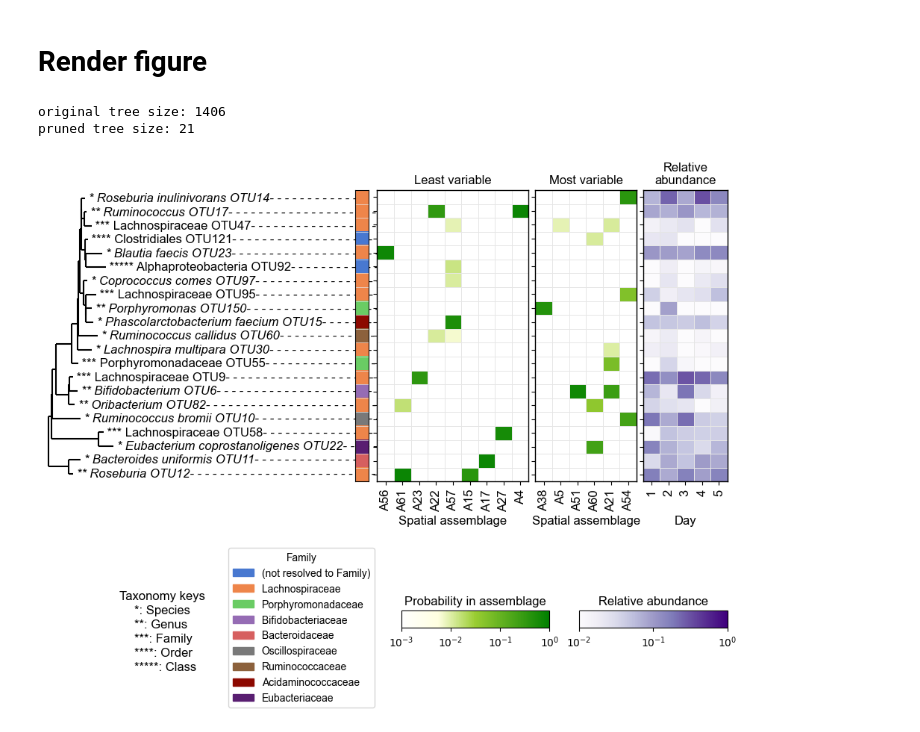
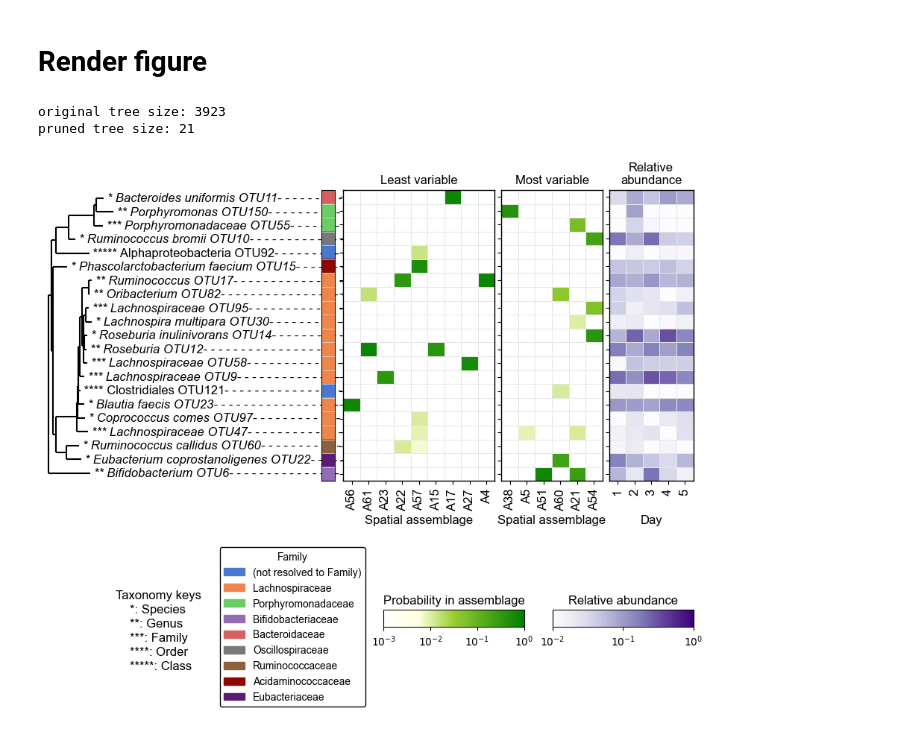
Before and after one commit to gerberlab/MCSPACE, a Jupyter notebook: mcspace/paper/figures/figure5_human_results.ipynb, the cells around one changed output. Drawn from its saved outputs; the diff is of its cells as text; code cells hidden in the pictures.

Commit message:
update figure scripts

```diff
--- a/mcspace/paper/figures/figure5_human_results.ipynb
+++ b/mcspace/paper/figures/figure5_human_results.ipynb
@@ -34,7 +34,7 @@ rootpath = Path("../../")
 basepath = Path("./")
 datapath = rootpath / "paper" / "datasets"
 # %%
-treepath = datapath / "mouse_experiments" / "output"
+treepath = datapath / "human_experiments" / "human_otus_tree" / "output"
 treefile = "newick_tree_query_reads.nhx"
 # %%
 respath = rootpath / "paper" / "results" / "analysis" / "Human"
@@ -187,7 +256,7 @@ colors = np.concatenate([sns.color_palette('muted', n_colors=10), sns.color_pale
 familycolors = {x:y for x,y in zip(taxonomy['Family'].unique(),colors)}
 # %%
 tree_ratio = 0.1
-gap_ratio = 0.25
+gap_ratio = 0.21
 
 tree_text_len = 45
 scale=2
@@ -247,8 +316,8 @@ ax_fam_lgd = fig.add_subplot(gs_lgd[:,1])
 taxa = taxonomy.reset_index().copy()
 taxa = taxa.set_index("Otu")
 taxa_subset = taxa.loc[otu_sub_z2,:]
-tree = vis.get_pruned_tree(treepath, treefile, taxa_subset, temppath=Path("./_tmp_sub"), upper=False)
-ax_tree, otu_order = vis.plot_phylo_tree(ax_tree, tree, taxonomy, fontsize=tree_fontsize, text_len=tree_text_len)
+tree = get_pruned_tree(treepath, treefile, taxa_subset, temppath=Path("./_tmp_sub"), upper=True)
+ax_tree, otu_order = plot_phylo_tree(ax_tree, tree, taxonomy, fontsize=tree_fontsize, text_len=tree_text_len)
 
 # plot family annotation
 ntaxa = len(otu_order)
@@ -280,14 +349,14 @@ for comm_order, ax_theta in zip(bsub, ax_thetas):
     ax_theta.set_xticklabels(ax_theta.get_xticklabels(), fontsize=tree_fontsize, rotation=90)
     ax_theta.set_xlabel("Spatial assemblage", fontsize=tree_fontsize)
     ax_theta.set_ylabel("")
-    ax_theta=vis.add_border(ax_theta)
+    ax_theta=add_border(ax_theta)
 ax_pert.set_title("Least variable", fontsize=tree_fontsize)
 ax_var.set_title("Most variable", fontsize=tree_fontsize)
 
 # plot relative abundances
 ax_ra=sns.heatmap(np.log10(radf.loc[otu_order,times]), cmap='Purples', vmin=-2.5, vmax=-0.5,ax=ax_ra,
                    linewidth=linewidth, linecolor=linecolor, xticklabels=True, yticklabels=True, cbar=False)
-ax_ra = vis.add_border(ax_ra)
+ax_ra = add_border(ax_ra)
 ax_ra.set_yticklabels("")
 ax_ra.set_ylabel("")
 ax_ra.set_xlabel("Day", fontsize=tree_fontsize)
@@ -310,35 +379,36 @@ ax_ra_lgd.ax.set_xticklabels([r'$10^{0}$',r'$10^{-1}$',r'$10^{-2}$'])
 ax_ra_lgd.ax.set_title("Relative abundance")
 
 
 lgd_xpos=0.5
 lgd_ypos=1.2
 indent_xpos=lgd_xpos+0.1
 dy=0.25
 lgd_fontsize=12
 
 levels = ['Species','Genus', 'Family', 'Order', 'Class'] #, 'Phylum', 'Kingdom']
 level_dict = {'Species': '*', 'Genus': '**', 'Family': '***', 'Order': '****', 'Class': '*****'} #, 'Phylum': '******', 'Kingdom': '*******'}
 
 fig.align_xlabels([ax_pert, ax_var, ax_ra])
 
 ax_taxa_lgd.text(lgd_xpos,lgd_ypos,"Taxonomy keys", fontsize=lgd_fontsize)
 for i,level in enumerate(levels):
     ax_taxa_lgd.text(indent_xpos, lgd_ypos - (i+1)*dy, f"{level_dict[level]}: {level}", fontsize=lgd_fontsize)
-ax_taxa_lgd=vis.remove_border(ax_taxa_lgd)
+ax_taxa_lgd=remove_border(ax_taxa_lgd)
 
 plotfams = taxonomy.loc[otu_sub_z2,'Family'].unique()
 patches = []
 for f in plotfams:
     if f == 'na':
         flab = '(not resolved to Family)'
     else:
         flab = f
     patches.append(mpatches.Patch(color=familycolors[f], label=flab))
-ax_fam_lgd.legend(handles=patches, title="Family", loc='upper left', bbox_to_anchor=(0,2.2))
-ax_fam_lgd=vis.remove_border(ax_fam_lgd)
+ax_fam_lgd.legend(handles=patches, title="Family", loc='upper left', bbox_to_anchor=(0,2.2),
+                                     framealpha=1.0, edgecolor='black')
+ax_fam_lgd=remove_border(ax_fam_lgd)
 
 plt.savefig(outpath / "human_variable_nonvariable_assemblages.svg", bbox_inches="tight")
 # %% [output]
-original tree size: 1406
+original tree size: 3923
 pruned tree size: 21
-[figure, old version]
+[figure, new version]
```
Also changed, not shown: parts of 2 cells of this notebook, 12 other files.
